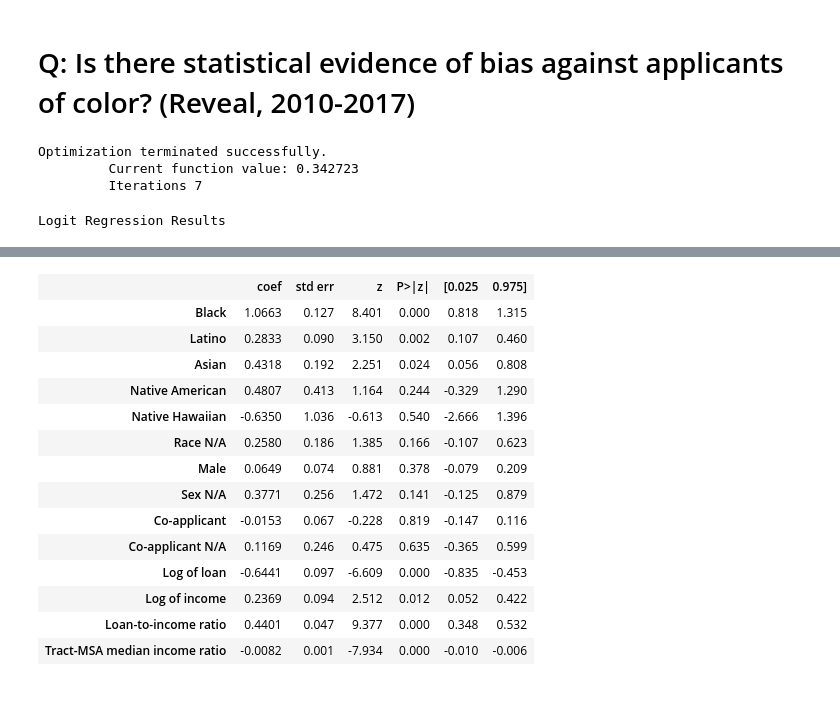
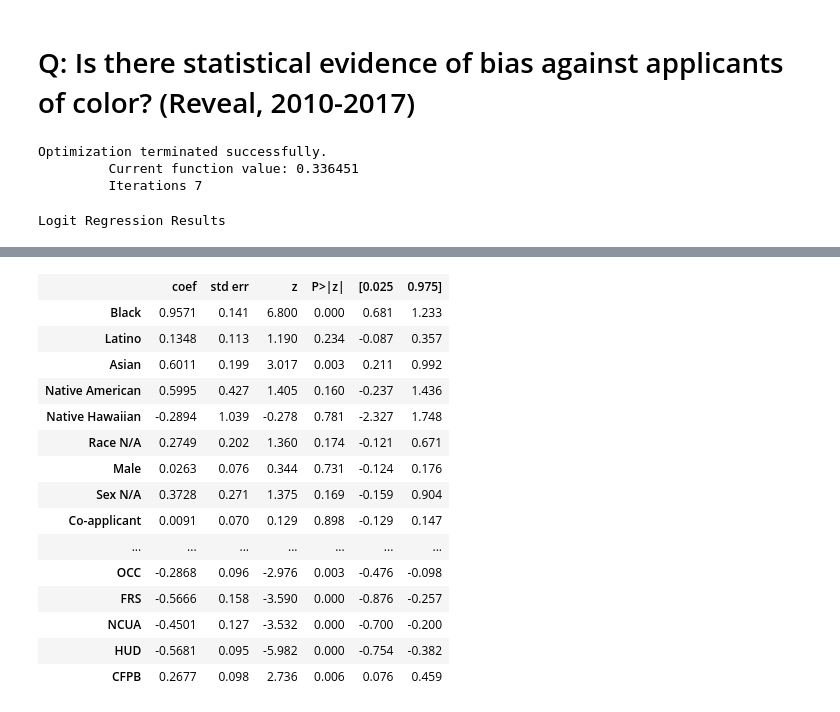
Before and after one commit to thetylerloop/tyler-home-loans, a Jupyter notebook: Home Loans (HMDA) Analysis.ipynb, the cells around one changed output, grey strips where cells are left out. Cells and saved outputs as stored; diff of their text form; code cells hidden in the pictures.

```diff
--- a/Home Loans (HMDA) Analysis.ipynb
+++ b/Home Loans (HMDA) Analysis.ipynb
@@ -11,11 +8,18 @@ HMDA_PATH = 'data/hmda_lar__smith_county__all_years.csv'
 # %% [markdown]
 # Loading
 # %%
-raw_hmda = pd.read_csv(HMDA_PATH, dtype={
+raw_hmda = pd.read_csv('data/hmda_lar__smith_county__all_years.csv', dtype={
     'census_tract_number': 'str'
-}, na_values=['Not applicable', 'Information not provided by applicant in mail, Internet, or telephone application'])
+}, na_values=[
+    'Not applicable',
+    'Information not provided by applicant in mail, Internet, or telephone application'
+])
 
 tract_geos = gpd.read_file('data/tl_2017_48_tract')
+
+raw_census = pd.read_csv('data/ACS_16_5YR_B03002/ACS_16_5YR_B03002.csv', dtype={
+    'GEO.id2': 'str'
+})
 # %% [markdown]
 # Enrichment
 # %%
@@ -51,6 +55,16 @@ def census_tract_number_string(row):
 
 enriched_hmda['race_ethnicity'] = enriched_hmda.apply(race_ethnicity, axis=1)
 enriched_hmda['census_tract_number_string'] = enriched_hmda.apply(census_tract_number_string, axis=1)
+# %%
+enriched_census = raw_census.copy(deep=True)
+
+enriched_census['census_tract_number_string'] = enriched_census['GEO.id2'].str.slice(-6)
+
+enriched_census['percent_black'] = enriched_census['HD01_VD04'] / enriched_census['HD01_VD01'] * 100
+enriched_census['percent_latino'] = enriched_census['HD01_VD12'] / enriched_census['HD01_VD01'] * 100
+enriched_census['percent_asian'] = enriched_census['HD01_VD06'] / enriched_census['HD01_VD01'] * 100
+enriched_census['percent_native_american'] = enriched_census['HD01_VD05'] / enriched_census['HD01_VD01'] * 100
+enriched_census['percent_native_hawaiian'] = enriched_census['HD01_VD07'] / enriched_census['HD01_VD01'] * 100
 # %% [markdown]
 # Filtering
 # %%
@@ -431,13 +445,7 @@ plt.show()
 # %%
 data = filtered_hmda[filtered_hmda['as_of_year'] >= 2010]
 
-# Exclude least common agency (~100 cases)
-# data = data[data['agency_name'] != 'Office of Thrift Supervision']
-
-# Exclude least common racial groups (<50 cases)
-# data = data[data['race_ethnicity'] != 'Native American']
-# data = data[data['race_ethnicity'] != 'Native Hawaiian']
-
+data = data.merge(enriched_census, on='census_tract_number_string')
 
 X = pd.concat([
     pd.Series(data['race_ethnicity'] == 'Black', name='Black', dtype='int'),
@@ -454,11 +462,16 @@ X = pd.concat([
     pd.Series(np.log(data['applicant_income_000s']), name='Log of income'),
     pd.Series(data['loan_amount_000s'] / data['applicant_income_000s'], name='Loan-to-income ratio'),
     pd.Series(data['tract_to_msamd_income'], name='Tract-MSA median income ratio'),
+    pd.Series(data['percent_black'], name='Percent black in tract'),
+    pd.Series(data['percent_latino'], name='Percent Latino in tract'),
+    pd.Series(data['percent_asian'], name='Percent Asian in tract'),
+    pd.Series(data['percent_native_american'], name='Percent Native American in tract'),
+    pd.Series(data['percent_native_hawaiian'], name='Percent Native Hawaiian in tract'),
     pd.Series(data['agency_abbr'] == 'OCC', name='OCC', dtype='int'),
     pd.Series(data['agency_abbr'] == 'FRS', name='FRS', dtype='int'),
     pd.Series(data['agency_abbr'] == 'NCUA', name='NCUA', dtype='int'),
-    pd.Series(data['agency_abbr'] == 'HUD', name='OCC', dtype='int'),
-    pd.Series(data['agency_abbr'] == 'CFPB', name='OCC', dtype='int')
+    pd.Series(data['agency_abbr'] == 'HUD', name='HUD', dtype='int'),
+    pd.Series(data['agency_abbr'] == 'CFPB', name='CFPB', dtype='int')
 ], axis=1)
 
 y = pd.Series(data['action_taken_name'] == 'Application denied by financial institution', name='Denied', dtype='int')
@@ -471,6 +484,6 @@ result.summary()
 # np.exp(result.params)
 # %% [output]
 Optimization terminated successfully.
-         Current function value: 0.342723
+         Current function value: 0.336451
          Iterations 7
 Logit Regression Results
@@ -484,15 +497,16 @@ Logit Regression Results
 |  | coef | std err | z | P>|z| | [0.025 | 0.975] |
-| Black | 1.0663 | 0.127 | 8.401 | 0.000 | 0.818 | 1.315 |
-| Latino | 0.2833 | 0.090 | 3.150 | 0.002 | 0.107 | 0.460 |
-| Asian | 0.4318 | 0.192 | 2.251 | 0.024 | 0.056 | 0.808 |
-| Native American | 0.4807 | 0.413 | 1.164 | 0.244 | -0.329 | 1.290 |
-| Native Hawaiian | -0.6350 | 1.036 | -0.613 | 0.540 | -2.666 | 1.396 |
-| Race N/A | 0.2580 | 0.186 | 1.385 | 0.166 | -0.107 | 0.623 |
-| Male | 0.0649 | 0.074 | 0.881 | 0.378 | -0.079 | 0.209 |
-| Sex N/A | 0.3771 | 0.256 | 1.472 | 0.141 | -0.125 | 0.879 |
-| Co-applicant | -0.0153 | 0.067 | -0.228 | 0.819 | -0.147 | 0.116 |
-| Co-applicant N/A | 0.1169 | 0.246 | 0.475 | 0.635 | -0.365 | 0.599 |
-| Log of loan | -0.6441 | 0.097 | -6.609 | 0.000 | -0.835 | -0.453 |
-| Log of income | 0.2369 | 0.094 | 2.512 | 0.012 | 0.052 | 0.422 |
-| Loan-to-income ratio | 0.4401 | 0.047 | 9.377 | 0.000 | 0.348 | 0.532 |
-| Tract-MSA median income ratio | -0.0082 | 0.001 | -7.934 | 0.000 | -0.010 | -0.006 |
+| Black | 0.9571 | 0.141 | 6.800 | 0.000 | 0.681 | 1.233 |
+| Latino | 0.1348 | 0.113 | 1.190 | 0.234 | -0.087 | 0.357 |
+| Asian | 0.6011 | 0.199 | 3.017 | 0.003 | 0.211 | 0.992 |
+| Native American | 0.5995 | 0.427 | 1.405 | 0.160 | -0.237 | 1.436 |
+| Native Hawaiian | -0.2894 | 1.039 | -0.278 | 0.781 | -2.327 | 1.748 |
+| Race N/A | 0.2749 | 0.202 | 1.360 | 0.174 | -0.121 | 0.671 |
+| Male | 0.0263 | 0.076 | 0.344 | 0.731 | -0.124 | 0.176 |
+| Sex N/A | 0.3728 | 0.271 | 1.375 | 0.169 | -0.159 | 0.904 |
+| Co-applicant | 0.0091 | 0.070 | 0.129 | 0.898 | -0.129 | 0.147 |
+| ... | ... | ... | ... | ... | ... | ... |
+| OCC | -0.2868 | 0.096 | -2.976 | 0.003 | -0.476 | -0.098 |
+| FRS | -0.5666 | 0.158 | -3.590 | 0.000 | -0.876 | -0.257 |
+| NCUA | -0.4501 | 0.127 | -3.532 | 0.000 | -0.700 | -0.200 |
+| HUD | -0.5681 | 0.095 | -5.982 | 0.000 | -0.754 | -0.382 |
+| CFPB | 0.2677 | 0.098 | 2.736 | 0.006 | 0.076 | 0.459 |
```
Also changed, not shown: parts of 2 cells of this notebook, 4 other files.
